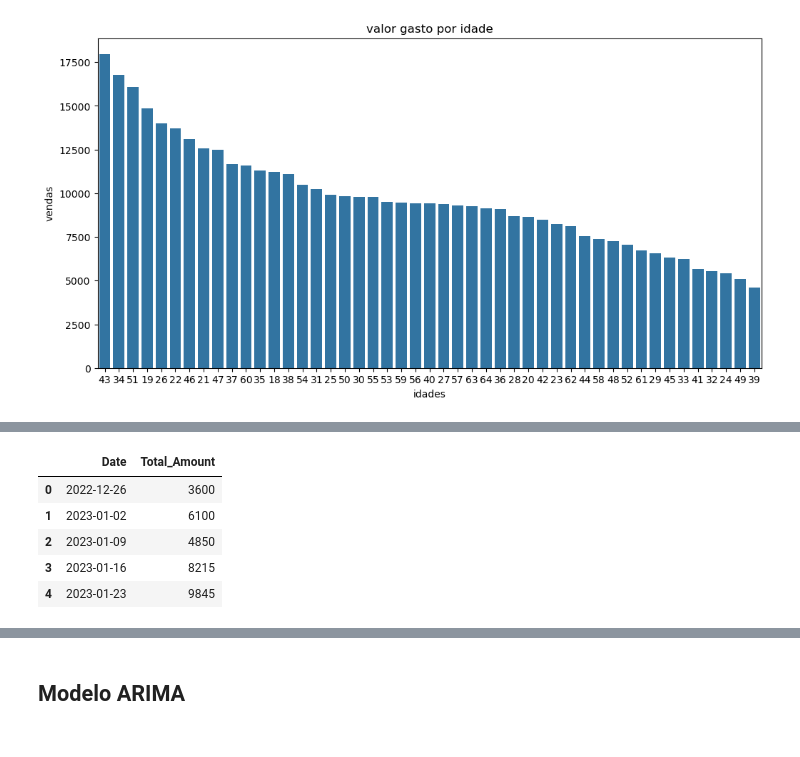
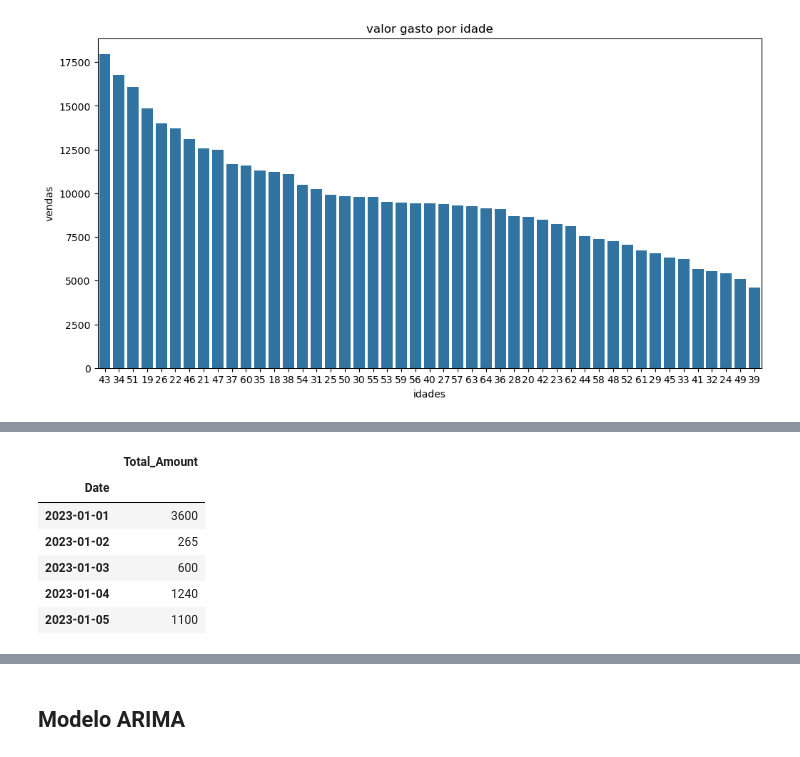
Before and after one commit to JulioFZ2000/Portifolio_DataScience, a Jupyter notebook: Data_Science/analise_vendas.ipynb, the cells around one changed output, grey strips where cells are left out. Cells and saved outputs as stored; diff of their text form; code cells hidden in the pictures.

```diff
--- a/Data_Science/analise_vendas.ipynb
+++ b/Data_Science/analise_vendas.ipynb
@@ -181,23 +220,27 @@ plt.show()
+# %%
+# Obter os índices dos outliers na categoria 'Clothing'
+outliers_indices_clothing = outliers_clothing.index
+
+# Remover os outliers do DataFrame original
+df_vendas = df_vendas.drop(index=outliers_indices_clothing)
 # %%
-# removendo janeiro de 2024 e dezembro de 2022, o foco das analises são no ano de 2023
-
 # Garantir que a coluna 'Date' seja do tipo datetime
 df_vendas['Date'] = pd.to_datetime(df_vendas['Date'])
 
 # Selecionar apenas os dados de 2023
 df_vendas = df_vendas[df_vendas['Date'].dt.year == 2023]
-# criando novo df com agrupamento do valor por semana
 
-grupo_semana = df_vendas.groupby(df_vendas['Date'].dt.to_period('W').dt.to_timestamp()).agg(
+# Agrupar por dia (mantendo Date como datetime)
+grupo_semana = df_vendas.groupby('Date').agg(
     Total_Amount=pd.NamedAgg(column='Total Amount', aggfunc='sum')
-).reset_index()
-
-# Ver as primeiras linhas do novo DataFrame
+)
+grupo_semana = grupo_semana.sort_index()
 grupo_semana.head()
 # %% [output]
-|  | Date | Total_Amount |
-| 0 | 2022-12-26 | 3600 |
-| 1 | 2023-01-02 | 6100 |
-| 2 | 2023-01-09 | 4850 |
-| 3 | 2023-01-16 | 8215 |
-| 4 | 2023-01-23 | 9845 |
+|  | Total_Amount |
+| Date |  |
+| 2023-01-01 | 3600 |
+| 2023-01-02 | 265 |
+| 2023-01-03 | 600 |
+| 2023-01-04 | 1240 |
+| 2023-01-05 | 1100 |
```
Also changed, not shown: parts of 53 cells of this notebook.
